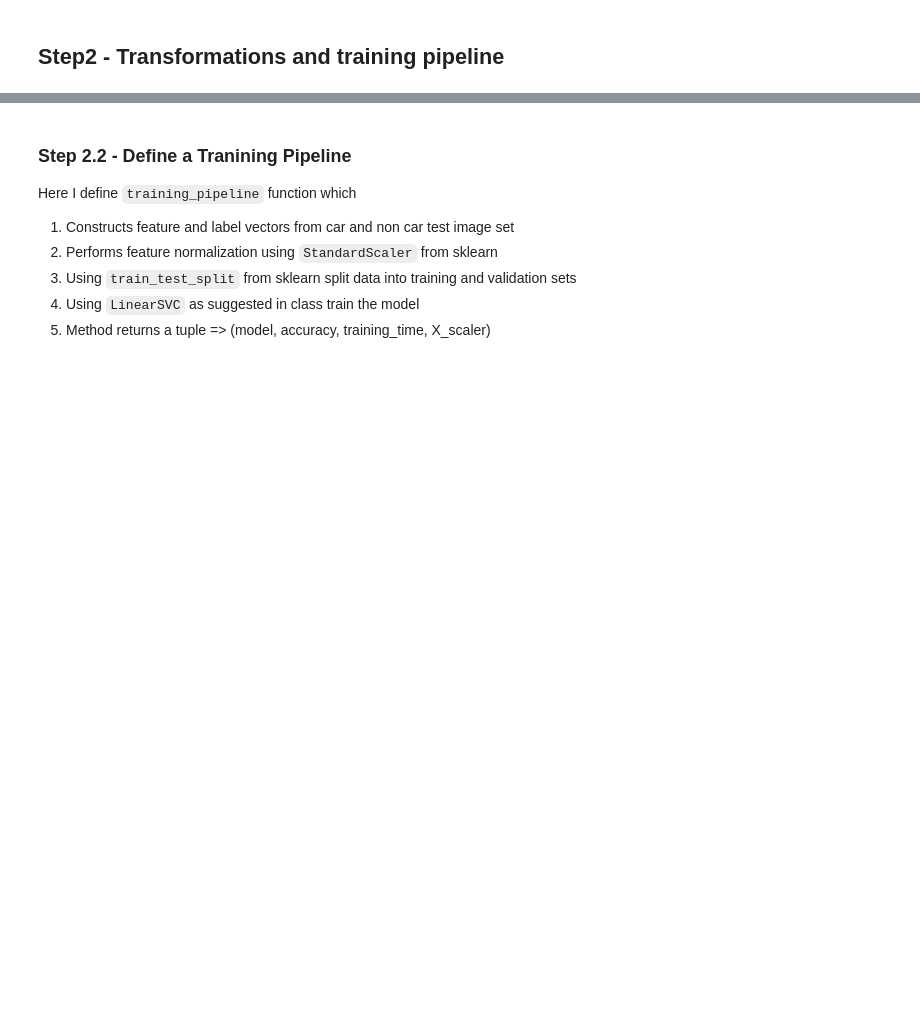
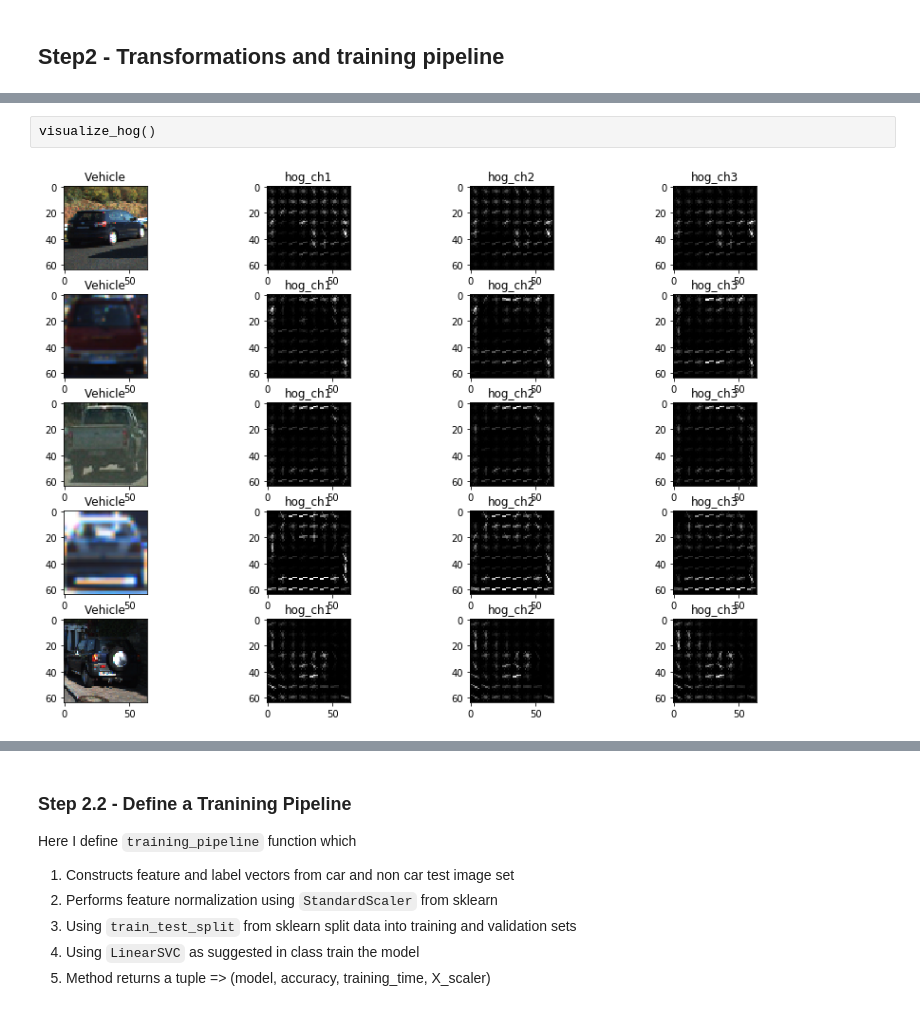
Before and after one commit to gvspraveen/CarND-Vehicle-Detection, a Jupyter notebook: solution.ipynb, the cells around one changed output, grey strips where cells are left out. Drawn from its saved outputs; the diff is of its cells as text; blank space fills up the shorter version.

```diff
--- a/solution.ipynb
+++ b/solution.ipynb
@@ -162,0 +117,4 @@ while i < 20:
+# %%
+visualize_hog()
+# %% [output]
+[figure, added]
```
Also changed, not shown: parts of 15 cells of this notebook, 11 other files.
